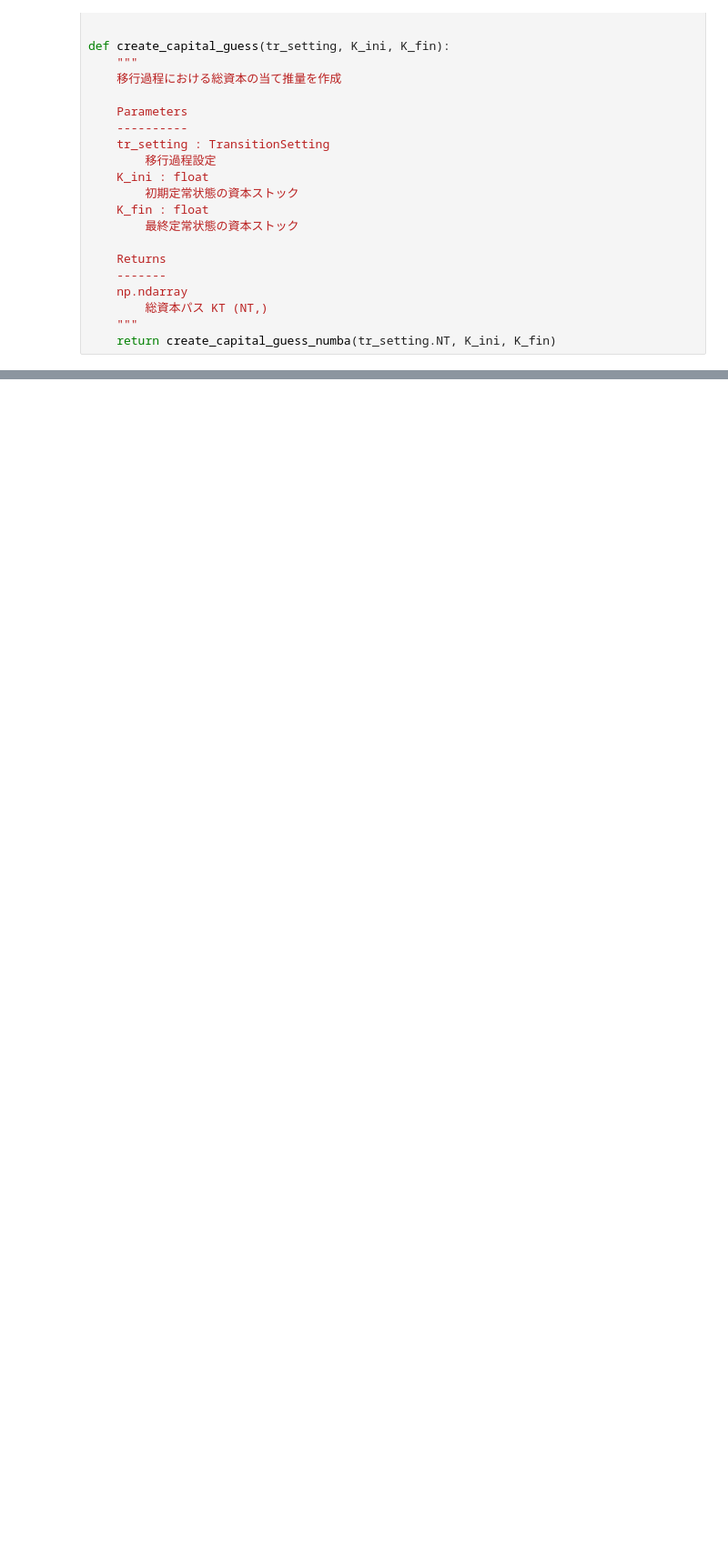
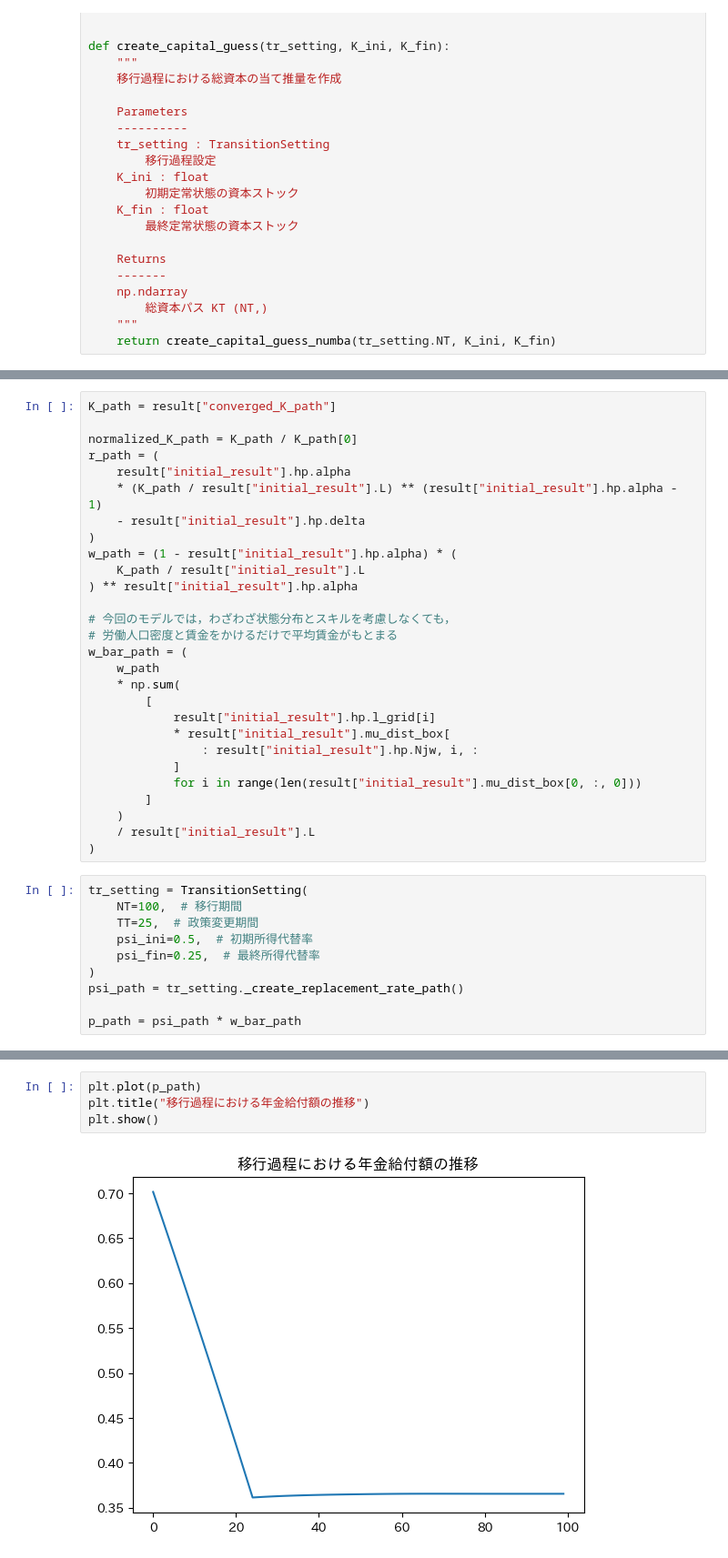
Before and after one commit to tomoyahiroe/olg, a Jupyter notebook: src/assemble.ipynb, the cells around one changed output, grey strips where cells are left out. Shown at 91% size. Drawn from its saved outputs; the diff is of its cells as text; blank space fills up the shorter version.

```diff
--- a/src/assemble.ipynb
+++ b/src/assemble.ipynb
@@ -1806,0 +1597,38 @@ plt.show()
+# %%
+K_path = result["converged_K_path"]
+
+normalized_K_path = K_path / K_path[0]
+r_path = (
+    result["initial_result"].hp.alpha
+    * (K_path / result["initial_result"].L) ** (result["initial_result"].hp.alpha - 1)
+    - result["initial_result"].hp.delta
+)
+w_path = (1 - result["initial_result"].hp.alpha) * (
+    K_path / result["initial_result"].L
+) ** result["initial_result"].hp.alpha
+
+# 今回のモデルでは，わざわざ状態分布とスキルを考慮しなくても，
+# 労働人口密度と賃金をかけるだけで平均賃金がもとまる
+w_bar_path = (
+    w_path
+    * np.sum(
+        [
+            result["initial_result"].hp.l_grid[i]
+            * result["initial_result"].mu_dist_box[
+                : result["initial_result"].hp.Njw, i, :
+            ]
+            for i in range(len(result["initial_result"].mu_dist_box[0, :, 0]))
+        ]
+    )
+    / result["initial_result"].L
+)
+# %%
+tr_setting = TransitionSetting(
+    NT=100,  # 移行期間
+    TT=25,  # 政策変更期間
+    psi_ini=0.5,  # 初期所得代替率
+    psi_fin=0.25,  # 最終所得代替率
+)
+psi_path = tr_setting._create_replacement_rate_path()
+
+p_path = psi_path * w_bar_path
@@ -1806,0 +1654,6 @@ plt.show()
+# %%
+plt.plot(p_path)
+plt.title("移行過程における年金給付額の推移")
+plt.show()
+# %% [output]
+[figure, added]
```
Also changed, not shown: parts of 59 cells of this notebook, 3 other files.
